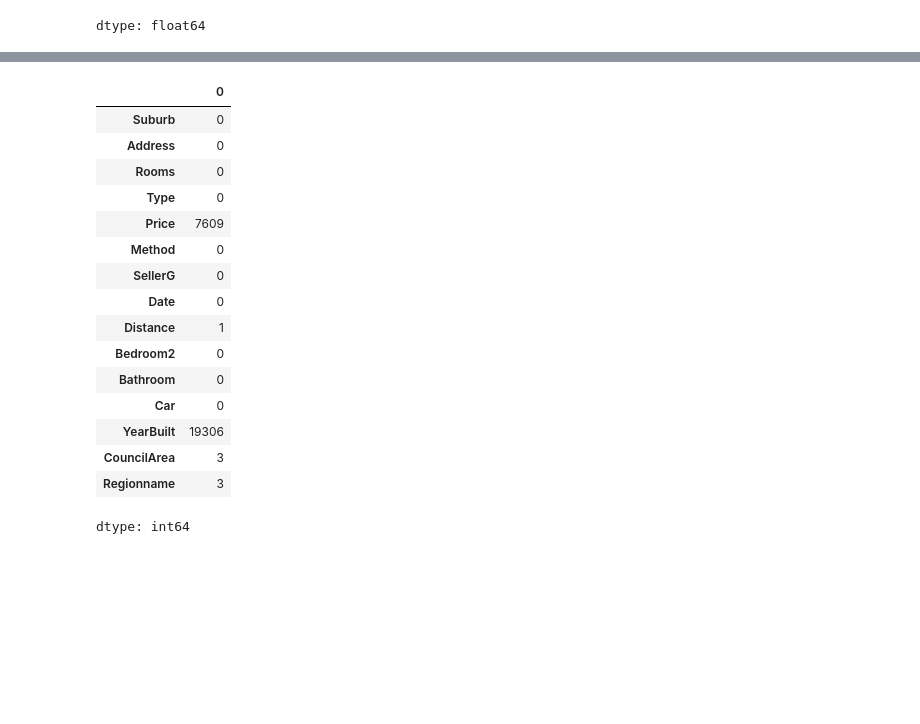
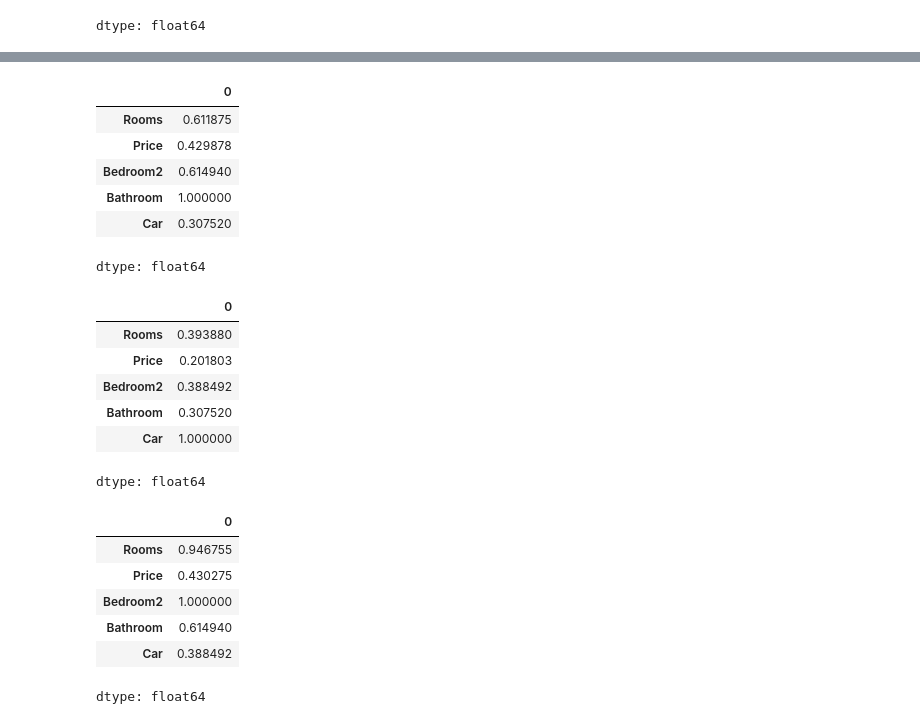
Before and after one commit to Rabiul-ds/Melbourne-housing-market-price-prediction, a Jupyter notebook: DA_Assignment.ipynb, the cells around one changed output, grey strips where cells are left out. Drawn from its saved outputs; the diff is of its cells as text; code cells hidden in the pictures; blank space fills up the shorter version.

```diff
--- a/DA_Assignment.ipynb
+++ b/DA_Assignment.ipynb
@@ -185,21 +155,30 @@ dtype: int64
-# %%
-df['Bedroom2'] = df['Bedroom2'].fillna(df.groupby('Rooms')['Bedroom2'].transform('median')).round()
-df.isna().sum()
-# %% [output]
-|  | 0 |
-| Suburb | 0 |
-| Address | 0 |
-| Rooms | 0 |
-| Type | 0 |
-| Price | 7609 |
-| Method | 0 |
-| SellerG | 0 |
-| Date | 0 |
-| Distance | 1 |
-| Bedroom2 | 0 |
-| Bathroom | 0 |
-| Car | 0 |
-| YearBuilt | 19306 |
-| CouncilArea | 3 |
-| Regionname | 3 |
-dtype: int64
+# %%
+df.corrwith(other=df["Bathroom"], numeric_only=True)
+# %% [output]
+|  | 0 |
+| Rooms | 0.611875 |
+| Price | 0.429878 |
+| Bedroom2 | 0.614940 |
+| Bathroom | 1.000000 |
+| Car | 0.307520 |
+dtype: float64
+# %%
+df.corrwith(other=df["Car"], numeric_only=True)
+# %% [output]
+|  | 0 |
+| Rooms | 0.393880 |
+| Price | 0.201803 |
+| Bedroom2 | 0.388492 |
+| Bathroom | 0.307520 |
+| Car | 1.000000 |
+dtype: float64
+# %%
+df.corrwith(other=df["Bedroom2"], numeric_only=True)
+# %% [output]
+|  | 0 |
+| Rooms | 0.946755 |
+| Price | 0.430275 |
+| Bedroom2 | 1.000000 |
+| Bathroom | 0.614940 |
+| Car | 0.388492 |
+dtype: float64
```
Also changed, not shown: parts of 8 cells of this notebook.
